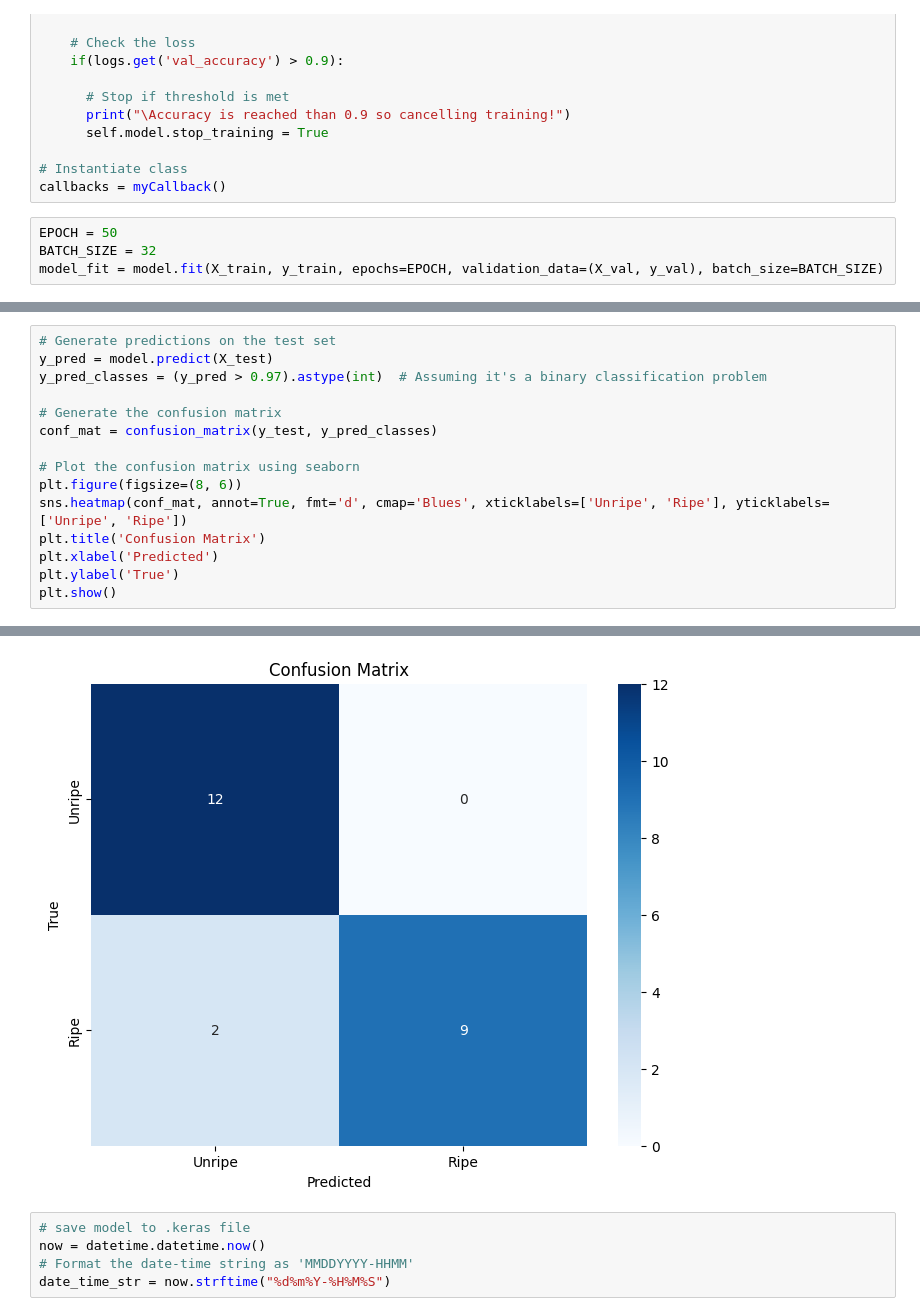
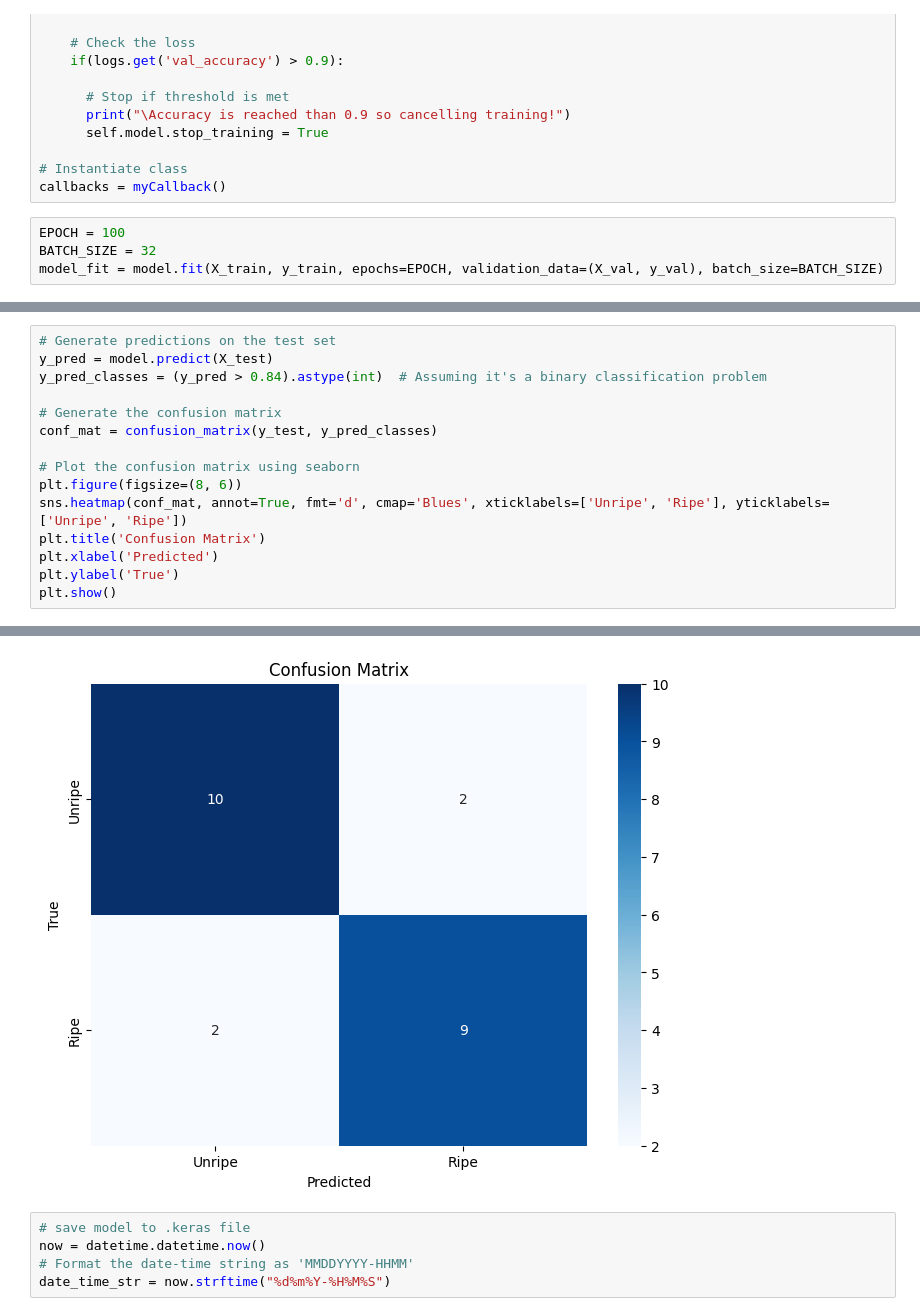
Before and after one commit to WhiteCat20/CNN-GAMBAR-WEBCAM, a Jupyter notebook: model.ipynb, the cells around one changed output, grey strips where cells are left out. Cells and saved outputs as stored; diff of their text form.

```diff
--- a/model.ipynb
+++ b/model.ipynb
@@ -112,7 +114,7 @@ class myCallback(tf.keras.callbacks.Callback):
 # Instantiate class
 callbacks = myCallback()
 # %%
-EPOCH = 50
+EPOCH = 100
 BATCH_SIZE = 32
 model_fit = model.fit(X_train, y_train, epochs=EPOCH, validation_data=(X_val, y_val), batch_size=BATCH_SIZE)
 # %% [output]
@@ -184,7 +186,7 @@ plt.show()
 # %%
 # Generate predictions on the test set
 y_pred = model.predict(X_test)
-y_pred_classes = (y_pred > 0.97).astype(int)  # Assuming it's a binary classification problem
+y_pred_classes = (y_pred > 0.84).astype(int)  # Assuming it's a binary classification problem
 
 # Generate the confusion matrix
 conf_mat = confusion_matrix(y_test, y_pred_classes)
@@ -201,4 +203,4 @@ plt.show()
-[figure, old version]
+[figure, new version]
 # %%
 # save model to .keras file
 now = datetime.datetime.now()
```
Also changed, not shown: parts of 10 cells of this notebook, 4 other files.
